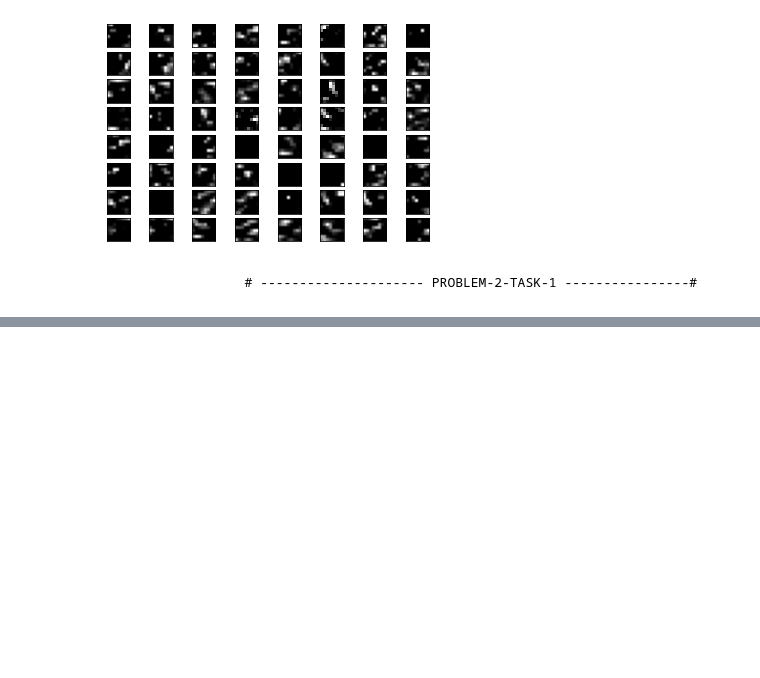
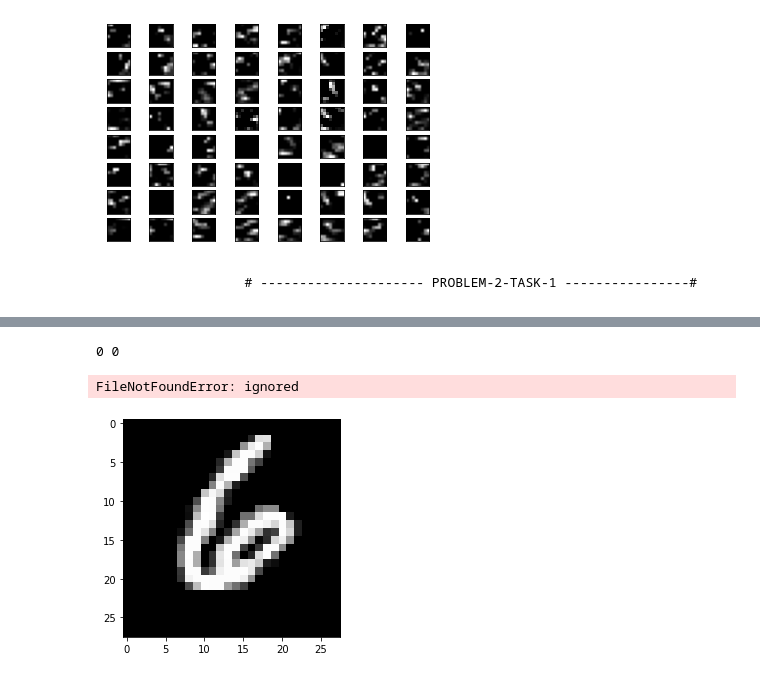
Before and after one commit to FatemaTabassum/Deep-and-Reinforcement-Learning, a Jupyter notebook: HW3_Prob_1.ipynb, the cells around one changed output, grey strips where cells are left out. Drawn from its saved outputs; the diff is of its cells as text; code cells hidden in the pictures; blank space fills up the shorter version.

```diff
--- a/HW3_Prob_1.ipynb
+++ b/HW3_Prob_1.ipynb
@@ -449,0 +480,24 @@ FileNotFoundError: ignored
+# %%
+for j in range(0, img_x):
+  for k in range(0, img_y):
+    x = numpy.append(x, [X_train[i]], 0)
+    print(j, k)
+    x[-1][j][k][0] = 0
+    x[-1][j][k][0] = 0
+    x[-1][j][k][0] = 0
+    x[-1][j][k][0] = 0
+    x[-1][j][k][0] = 0
+    x[-1][j][k][0] = 0
+    x[-1][j][k][0] = 0
+    x[-1][j][k][0] = 0
+    x[-1][j][k][0] = 0
+    x[-1][j][k][0] = 0
+    plt.imshow(x[-1, :, :,0], cmap="gray")
+    plt.savefig("Images/x_"+str(j)+"_"+str(k)+".png")
+    plt.cla()
+print(x.shape)
+numpy.save("Images/x.npy", x)
+# %% [output]
+0 0
+FileNotFoundError: ignored
+[figure, added]
```
Also changed, not shown: parts of 7 cells of this notebook.
